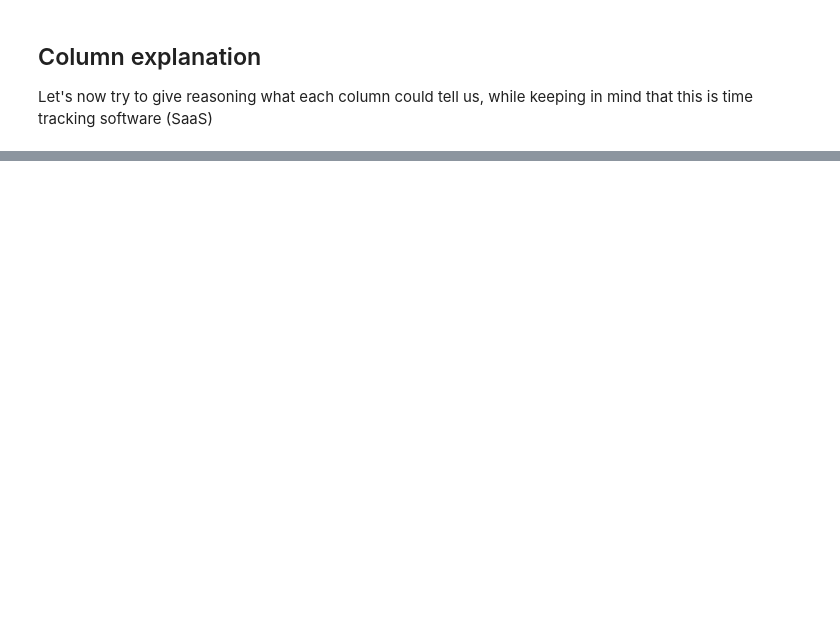
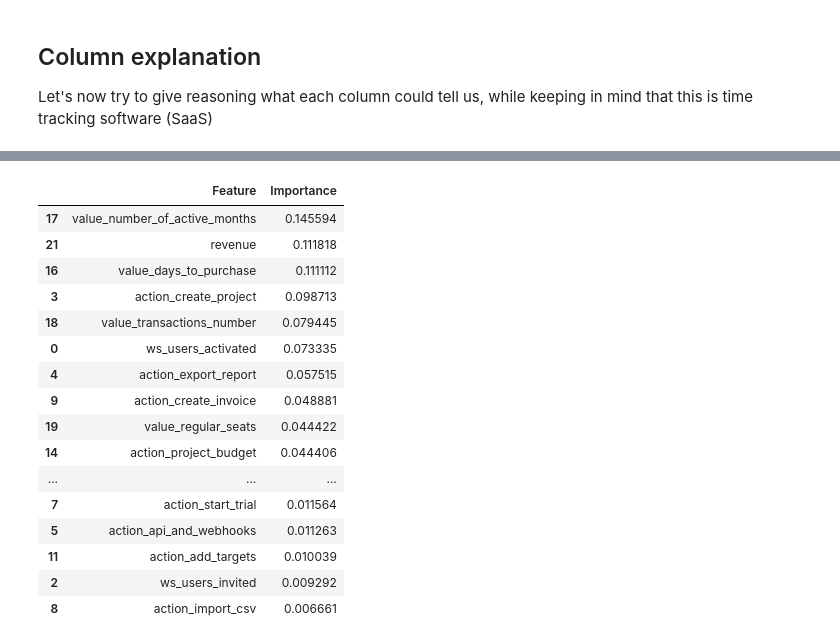
Before and after one commit to AdelisaSoft/CAKETask, a Jupyter notebook: notebooks/churn_task_part_2_feature_importance.ipynb, the cells around one changed output, grey strips where cells are left out. Cells and saved outputs as stored; diff of their text form; code cells hidden in the pictures; blank space fills up the shorter version.

```diff
--- a/notebooks/churn_task_part_2_feature_importance.ipynb
+++ b/notebooks/churn_task_part_2_feature_importance.ipynb
@@ -69,0 +77,39 @@ Let's now try to give reasoning what each column could tell us, while keeping in
+# %%
+X = churn_df.drop(['churned_status', 'country'], axis=1)
+y = churn_df['churned_status']  # Target variable
+
+# Create a Random Forest classifier
+rf_classifier = RandomForestClassifier(n_estimators=100, random_state=42)
+
+# Fit the classifier to your data
+rf_classifier.fit(X, y)
+
+# Get feature importances from the trained model
+feature_importances = rf_classifier.feature_importances_
+
+# Create a DataFrame to display feature importances
+importance_df = pd.DataFrame({'Feature': X.columns, 'Importance': feature_importances})
+
+# Sort the DataFrame by importance values in descending order
+importance_df = importance_df.sort_values(by='Importance', ascending=False)
+
+# Showing the results
+importance_df.head(20)
+# %% [output]
+|  | Feature | Importance |
+| 17 | value_number_of_active_months | 0.145594 |
+| 21 | revenue | 0.111818 |
+| 16 | value_days_to_purchase | 0.111112 |
+| 3 | action_create_project | 0.098713 |
+| 18 | value_transactions_number | 0.079445 |
+| 0 | ws_users_activated | 0.073335 |
+| 4 | action_export_report | 0.057515 |
+| 9 | action_create_invoice | 0.048881 |
+| 19 | value_regular_seats | 0.044422 |
+| 14 | action_project_budget | 0.044406 |
+| ... | ... | ... |
+| 7 | action_start_trial | 0.011564 |
+| 5 | action_api_and_webhooks | 0.011263 |
+| 11 | action_add_targets | 0.010039 |
+| 2 | ws_users_invited | 0.009292 |
+| 8 | action_import_csv | 0.006661 |
```
Also changed, not shown: parts of 6 cells of this notebook, 3 other files.
